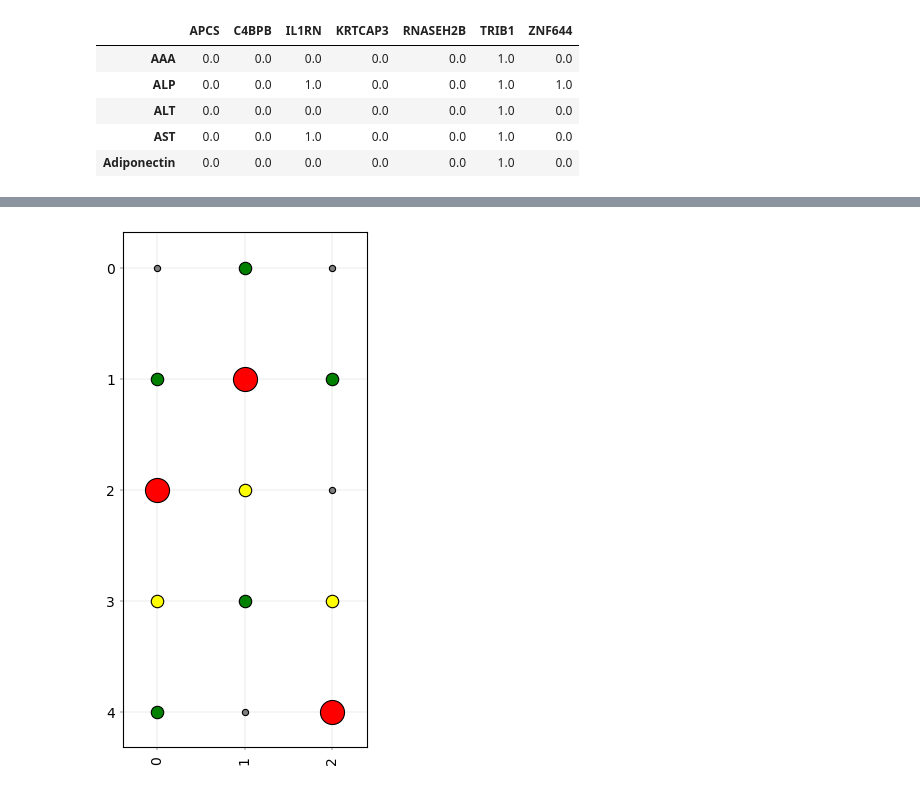
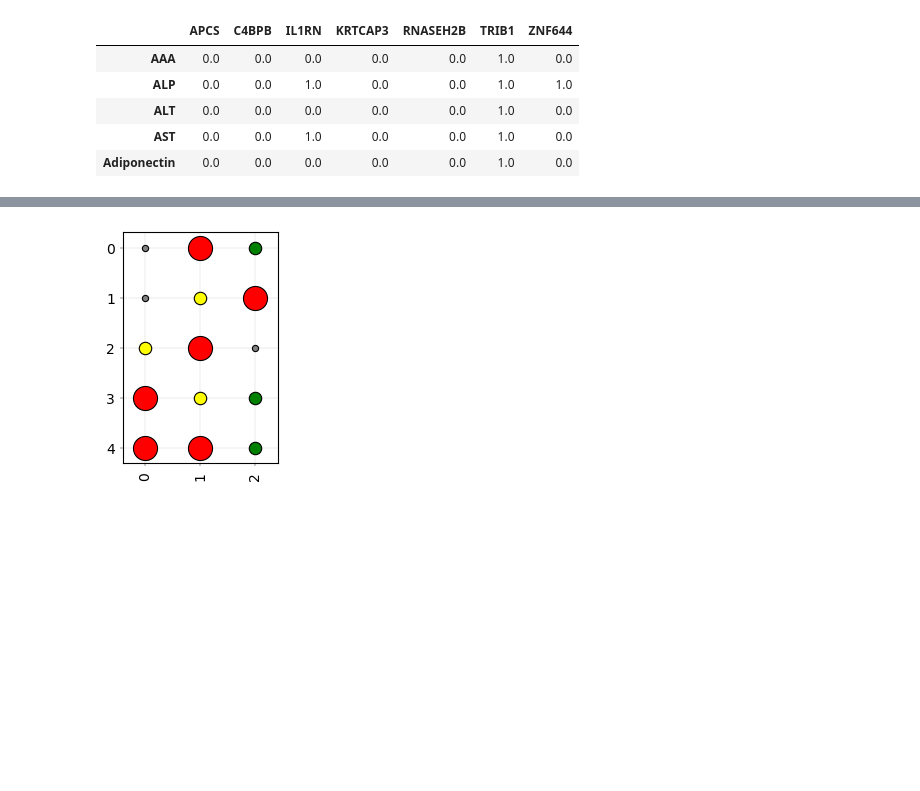
Before and after one commit to afschmidt/plot-misc, a Jupyter notebook: resources/examples/incidence_matrix.ipynb, the cells around one changed output, grey strips where cells are left out. Cells and saved outputs as stored; diff of their text form; code cells hidden in the pictures; blank space fills up the shorter version.

```diff
--- a/resources/examples/incidence_matrix.ipynb
+++ b/resources/examples/incidence_matrix.ipynb
@@ -25,6 +40,6 @@ data.head()
 # constants
 DOT_COLOUR = [('#C4C4C4', 0), ('#B12137', np.inf)]
 DOT_SIZE = [10, 40]
-TICK_LAB_SIZE = [10, 10]
-MARGINS = [0.060, 0.025]
+TICK_LAB_SIZE = (10, 10)
+MARGINS = (0.060, 0.025)
 # %% [markdown]
@@ -46,21 +61,22 @@ f, ax = imat_plt.draw_incidencematrix(data.iloc[::-1].T, fsize=(6,17),
 # %%
+np.random.seed(2)
 data2 = pd.DataFrame(np.random.randint(4, size=(5, 3)))
 DOT_COLOUR = [('grey', 0), ('green', 1), ('yellow', 2), ('red', 3)]
 DOT_SIZE = [20, 80, 80, 300,  ]
 DOT_T = [1]
-MARGINS = [0.2, 0.08]
-f, ax = imat_plt.draw_incidencematrix(data2.iloc[::-1].T, fsize=(8,17),
+MARGINS = (0.2, 0.08)
+f, ax = imat_plt.draw_incidencematrix(data2.iloc[::-1].T, fsize=(2,3),
                                 dot_colour=DOT_COLOUR,
                                 dot_size=DOT_SIZE,
                                 dot_transparency=DOT_T,
                                 tick_lab_size=TICK_LAB_SIZE,
                                 margins=MARGINS,
                                 kwargs_scatter_dict={'edgecolor': ['black'],
                                                      'linewidths':0.8,
                                                      }
                                 )
 # %% [output]
-[figure, old version]
+[figure, new version]
 # %%
 help(imat_plt)
 # %% [output]
```
Also changed, not shown: parts of 7 cells of this notebook, 3 other files.
